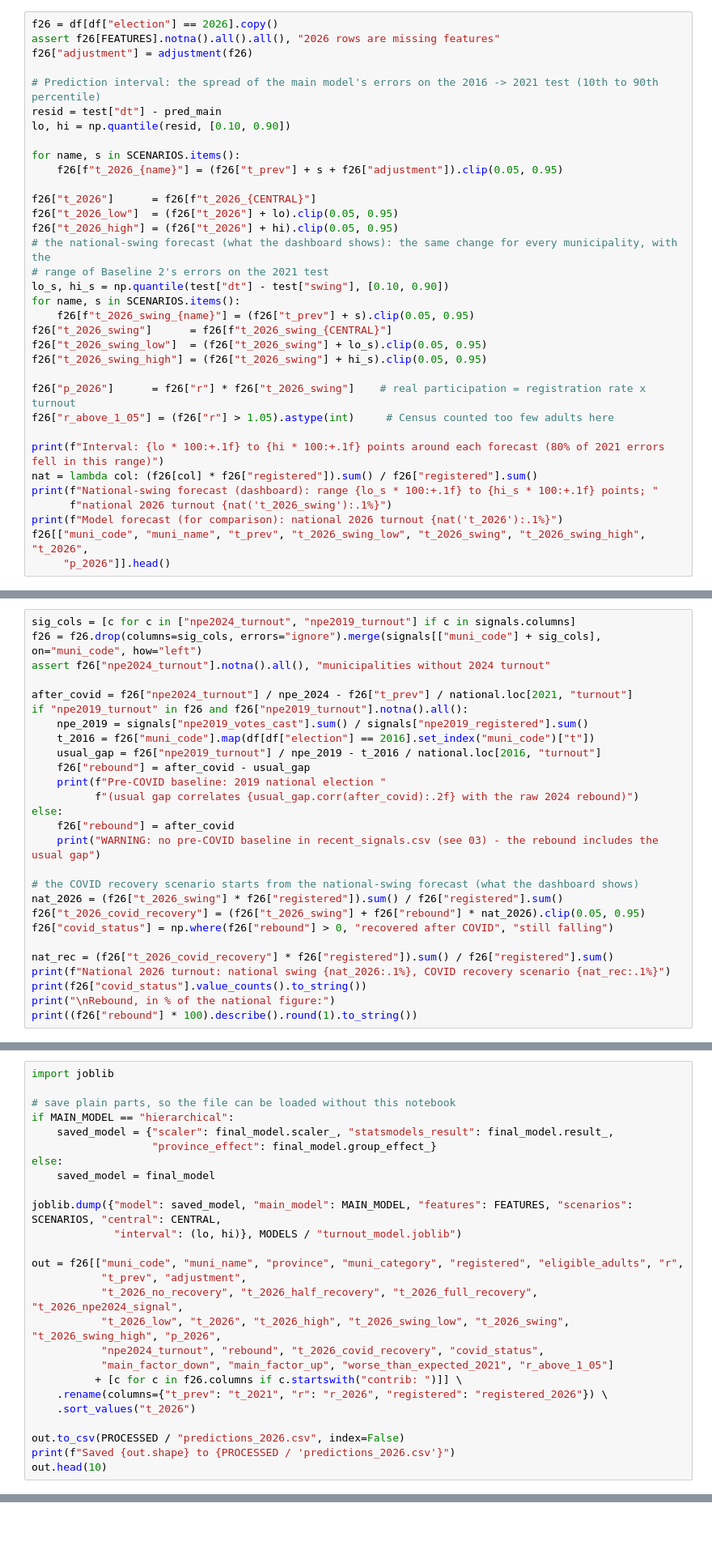
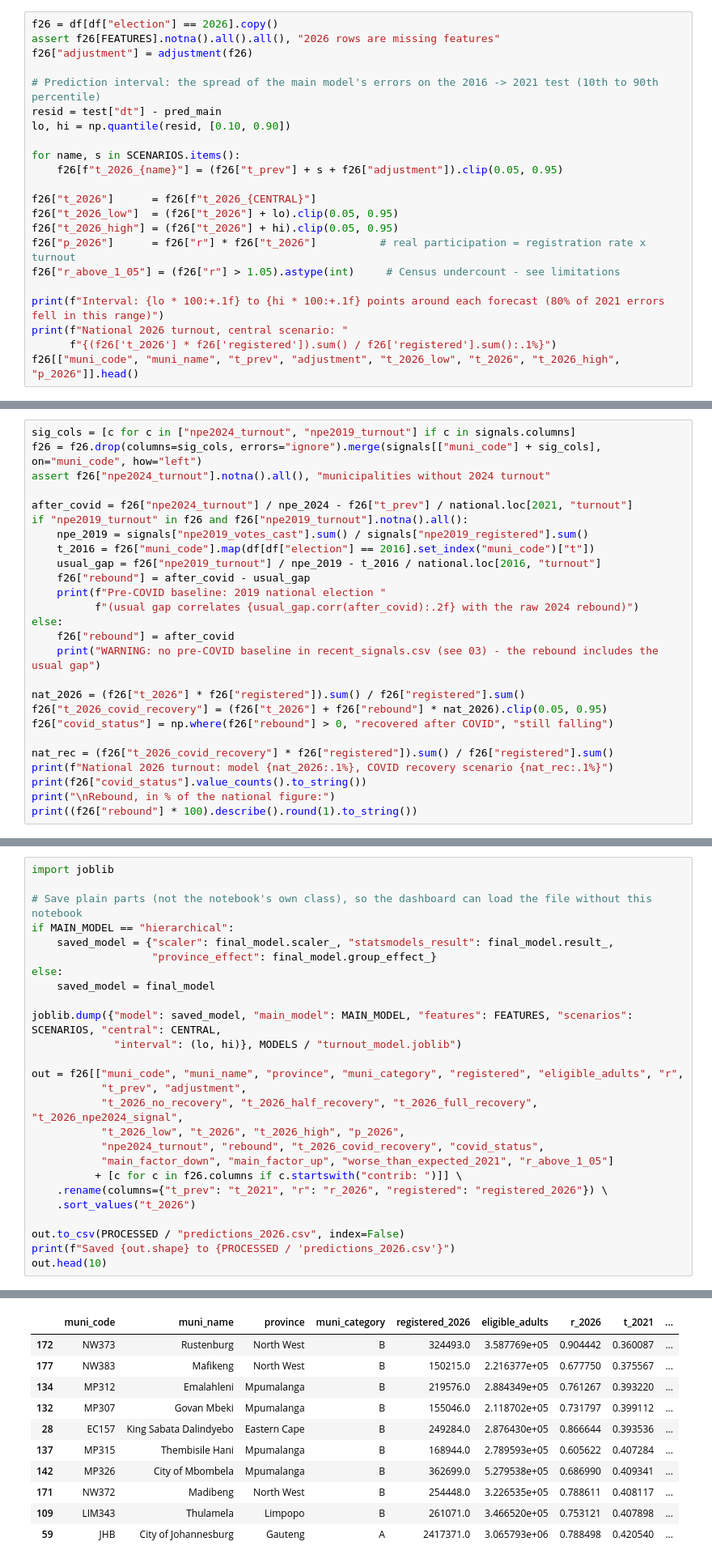
Before and after one commit to NkululekoBanda/democratic-funnel, a Jupyter notebook: notebooks/08_model.ipynb, the cells around one changed output, grey strips where cells are left out. Shown at 81% size. Drawn from its saved outputs; the diff is of its cells as text; blank space fills up the shorter version.

```diff
--- a/notebooks/08_model.ipynb
+++ b/notebooks/08_model.ipynb
@@ -515,22 +611,10 @@ for name, s in SCENARIOS.items():
 f26["t_2026"]      = f26[f"t_2026_{CENTRAL}"]
 f26["t_2026_low"]  = (f26["t_2026"] + lo).clip(0.05, 0.95)
 f26["t_2026_high"] = (f26["t_2026"] + hi).clip(0.05, 0.95)
-# the national-swing forecast (what the dashboard shows): the same change for every municipality, with the
-# range of Baseline 2's errors on the 2021 test
-lo_s, hi_s = np.quantile(test["dt"] - test["swing"], [0.10, 0.90])
-for name, s in SCENARIOS.items():
-    f26[f"t_2026_swing_{name}"] = (f26["t_prev"] + s).clip(0.05, 0.95)
-f26["t_2026_swing"]      = f26[f"t_2026_swing_{CENTRAL}"]
-f26["t_2026_swing_low"]  = (f26["t_2026_swing"] + lo_s).clip(0.05, 0.95)
-f26["t_2026_swing_high"] = (f26["t_2026_swing"] + hi_s).clip(0.05, 0.95)
-
-f26["p_2026"]      = f26["r"] * f26["t_2026_swing"]    # real participation = registration rate x turnout
-f26["r_above_1_05"] = (f26["r"] > 1.05).astype(int)     # Census counted too few adults here
+f26["p_2026"]      = f26["r"] * f26["t_2026"]          # real participation = registration rate x turnout
+f26["r_above_1_05"] = (f26["r"] > 1.05).astype(int)     # Census undercount - see limitations
 
 print(f"Interval: {lo * 100:+.1f} to {hi * 100:+.1f} points around each forecast (80% of 2021 errors fell in this range)")
-nat = lambda col: (f26[col] * f26["registered"]).sum() / f26["registered"].sum()
-print(f"National-swing forecast (dashboard): range {lo_s * 100:+.1f} to {hi_s * 100:+.1f} points; "
-      f"national 2026 turnout {nat('t_2026_swing'):.1%}")
-print(f"Model forecast (for comparison): national 2026 turnout {nat('t_2026'):.1%}")
-f26[["muni_code", "muni_name", "t_prev", "t_2026_swing_low", "t_2026_swing", "t_2026_swing_high", "t_2026",
-     "p_2026"]].head()
+print(f"National 2026 turnout, central scenario: "
+      f"{(f26['t_2026'] * f26['registered']).sum() / f26['registered'].sum():.1%}")
+f26[["muni_code", "muni_name", "t_prev", "adjustment", "t_2026_low", "t_2026", "t_2026_high", "p_2026"]].head()
@@ -570,13 +660,12 @@ else:
     f26["rebound"] = after_covid
     print("WARNING: no pre-COVID baseline in recent_signals.csv (see 03) - the rebound includes the usual gap")
 
-# the COVID recovery scenario starts from the national-swing forecast (what the dashboard shows)
-nat_2026 = (f26["t_2026_swing"] * f26["registered"]).sum() / f26["registered"].sum()
-f26["t_2026_covid_recovery"] = (f26["t_2026_swing"] + f26["rebound"] * nat_2026).clip(0.05, 0.95)
+nat_2026 = (f26["t_2026"] * f26["registered"]).sum() / f26["registered"].sum()
+f26["t_2026_covid_recovery"] = (f26["t_2026"] + f26["rebound"] * nat_2026).clip(0.05, 0.95)
 f26["covid_status"] = np.where(f26["rebound"] > 0, "recovered after COVID", "still falling")
 
 nat_rec = (f26["t_2026_covid_recovery"] * f26["registered"]).sum() / f26["registered"].sum()
-print(f"National 2026 turnout: national swing {nat_2026:.1%}, COVID recovery scenario {nat_rec:.1%}")
+print(f"National 2026 turnout: model {nat_2026:.1%}, COVID recovery scenario {nat_rec:.1%}")
 print(f26["covid_status"].value_counts().to_string())
 print("\nRebound, in % of the national figure:")
 print((f26["rebound"] * 100).describe().round(1).to_string())
@@ -729,7 +867,7 @@ f26["worse_than_expected_2021"] = f26["muni_code"].isin(flag["muni_code"]).astyp
 # %%
 import joblib
 
-# save plain parts, so the file can be loaded without this notebook
+# Save plain parts (not the notebook's own class), so the dashboard can load the file without this notebook
 if MAIN_MODEL == "hierarchical":
     saved_model = {"scaler": final_model.scaler_, "statsmodels_result": final_model.result_,
                    "province_effect": final_model.group_effect_}
@@ -742,7 +880,7 @@ joblib.dump({"model": saved_model, "main_model": MAIN_MODEL, "features": FEATURE
 out = f26[["muni_code", "muni_name", "province", "muni_category", "registered", "eligible_adults", "r",
            "t_prev", "adjustment",
            "t_2026_no_recovery", "t_2026_half_recovery", "t_2026_full_recovery", "t_2026_npe2024_signal",
-           "t_2026_low", "t_2026", "t_2026_high", "t_2026_swing_low", "t_2026_swing", "t_2026_swing_high", "p_2026",
+           "t_2026_low", "t_2026", "t_2026_high", "p_2026",
            "npe2024_turnout", "rebound", "t_2026_covid_recovery", "covid_status",
            "main_factor_down", "main_factor_up", "worse_than_expected_2021", "r_above_1_05"]
           + [c for c in f26.columns if c.startswith("contrib: ")]] \
@@ -752,3 +890,4 @@ out = f26[["muni_code", "muni_name", "province", "muni_category", "registered",
 out.to_csv(PROCESSED / "predictions_2026.csv", index=False)
 print(f"Saved {out.shape} to {PROCESSED / 'predictions_2026.csv'}")
 out.head(10)
+# %% [output]
@@ -755 +895,12 @@ out.head(10)
+|  | muni_code | muni_name | province | muni_category | registered_2026 | eligible_adults | r_2026 | t_2021 | ... |
+| 172 | NW373 | Rustenburg | North West | B | 324493.0 | 3.587769e+05 | 0.904442 | 0.360087 | ... |
+| 177 | NW383 | Mafikeng | North West | B | 150215.0 | 2.216377e+05 | 0.677750 | 0.375567 | ... |
+| 134 | MP312 | Emalahleni | Mpumalanga | B | 219576.0 | 2.884349e+05 | 0.761267 | 0.393220 | ... |
+| 132 | MP307 | Govan Mbeki | Mpumalanga | B | 155046.0 | 2.118702e+05 | 0.731797 | 0.399112 | ... |
+| 28 | EC157 | King Sabata Dalindyebo | Eastern Cape | B | 249284.0 | 2.876430e+05 | 0.866644 | 0.393536 | ... |
+| 137 | MP315 | Thembisile Hani | Mpumalanga | B | 168944.0 | 2.789593e+05 | 0.605622 | 0.407284 | ... |
+| 142 | MP326 | City of Mbombela | Mpumalanga | B | 362699.0 | 5.279538e+05 | 0.686990 | 0.409341 | ... |
+| 171 | NW372 | Madibeng | North West | B | 254448.0 | 3.226535e+05 | 0.788611 | 0.408117 | ... |
+| 109 | LIM343 | Thulamela | Limpopo | B | 261071.0 | 3.466520e+05 | 0.753121 | 0.407898 | ... |
+| 59 | JHB | City of Johannesburg | Gauteng | A | 2417371.0 | 3.065793e+06 | 0.788498 | 0.420540 | ... |
 # %% [markdown]
```
Also changed, not shown: parts of 46 cells of this notebook.
